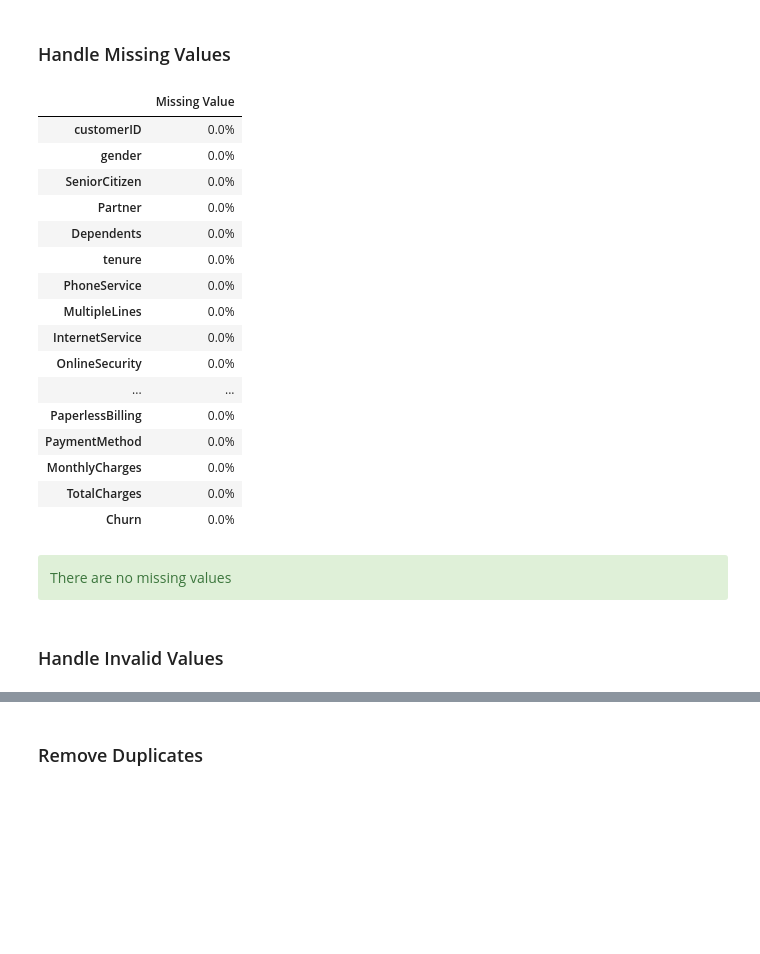
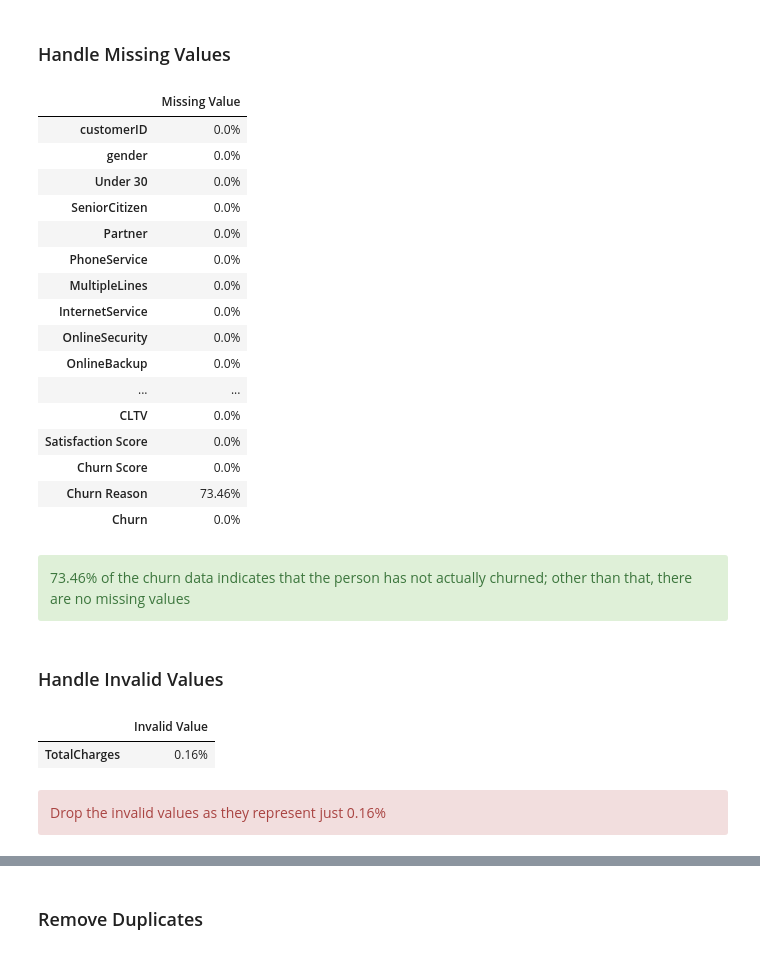
Before and after one commit to Christian-Chrata/Telco-Customer-Churn, a Jupyter notebook: Telco Customer Churn.ipynb, the cells around one changed output, grey strips where cells are left out. Cells and saved outputs as stored; diff of their text form; code cells hidden in the pictures; blank space fills up the shorter version.

```diff
--- a/Telco Customer Churn.ipynb
+++ b/Telco Customer Churn.ipynb
@@ -77,0 +172,5 @@ Data source: https://www.kaggle.com/datasets/blastchar/telco-customer-churn
+# %%
+# Location
+location = pd.read_csv("dataset/Tambahan/Telco_customer_churn_location.csv", sep=";")
+location = location[["Customer ID", "City", "Zip Code"]]
+location
@@ -77,0 +191,7 @@ Data source: https://www.kaggle.com/datasets/blastchar/telco-customer-churn
+# %%
+# Demographics
+demographic = pd.read_csv(
+    "dataset/Tambahan/Telco_customer_churn_demographics.csv", sep=";"
+)
+demographic = demographic[["Customer ID", "Under 30", "Number of Dependents"]]
+demographic
@@ -77,0 +212,4 @@ Data source: https://www.kaggle.com/datasets/blastchar/telco-customer-churn
+# %%
+loca_popu = location.merge(population, on="Zip Code", how="left")
+loca_popu = loca_popu[["Customer ID", "City", "Population"]]
+loca_popu
@@ -101,4 +345,0 @@ Data source: https://www.kaggle.com/datasets/blastchar/telco-customer-churn
-# %%
-# Telco Customer Churn Dataset
-df = pd.read_csv("input/WA_Fn-UseC_-Telco-Customer-Churn.csv")
-df.sample(5)
@@ -242,28 +478,26 @@ check_corr.corr(method="pearson")
 ### Handle Missing Values
 # %%
 # Check how many row effected by missing values
-check_missing = pd.DataFrame(
-    round(df.isna().sum() / len(df) * 100, 2).astype(str) + "%"
-).rename(columns={0: "Missing Value"})
-
-check_missing
+pd.DataFrame(round(df.isna().sum() / len(df) * 100, 2).astype(str) + "%").rename(
+    columns={0: "Missing Value"}
+)
 # %% [output]
 |  | Missing Value |
 | customerID | 0.0% |
 | gender | 0.0% |
+| Under 30 | 0.0% |
 | SeniorCitizen | 0.0% |
 | Partner | 0.0% |
-| Dependents | 0.0% |
-| tenure | 0.0% |
 | PhoneService | 0.0% |
 | MultipleLines | 0.0% |
 | InternetService | 0.0% |
 | OnlineSecurity | 0.0% |
+| OnlineBackup | 0.0% |
 | ... | ... |
-| PaperlessBilling | 0.0% |
-| PaymentMethod | 0.0% |
-| MonthlyCharges | 0.0% |
-| TotalCharges | 0.0% |
+| CLTV | 0.0% |
+| Satisfaction Score | 0.0% |
+| Churn Score | 0.0% |
+| Churn Reason | 73.46% |
 | Churn | 0.0% |
 # %% [markdown]
-<div class="alert alert-success">There are no missing values</div>
+<div class="alert alert-success">73.46% of the churn data indicates that the person has not actually churned; other than that, there are no missing values</div>
@@ -270,3 +507,16 @@ check_missing
 # %% [markdown]
 ### Handle Invalid Values
+# %%
+# Check how many row effected by invalid values
+pd.DataFrame(
+    round(
+        df[df["TotalCharges"] == " "][["TotalCharges"]].count() / len(df) * 100, 2
+    ).astype(str)
+    + "%"
+).rename(columns={0: "Invalid Value"})
+# %% [output]
+|  | Invalid Value |
+| TotalCharges | 0.16% |
+# %% [markdown]
+<div class="alert alert-danger">Drop the invalid values as they represent just 0.16%</div>
 # %%
```
Also changed, not shown: parts of 65 cells of this notebook, 15 other files.
